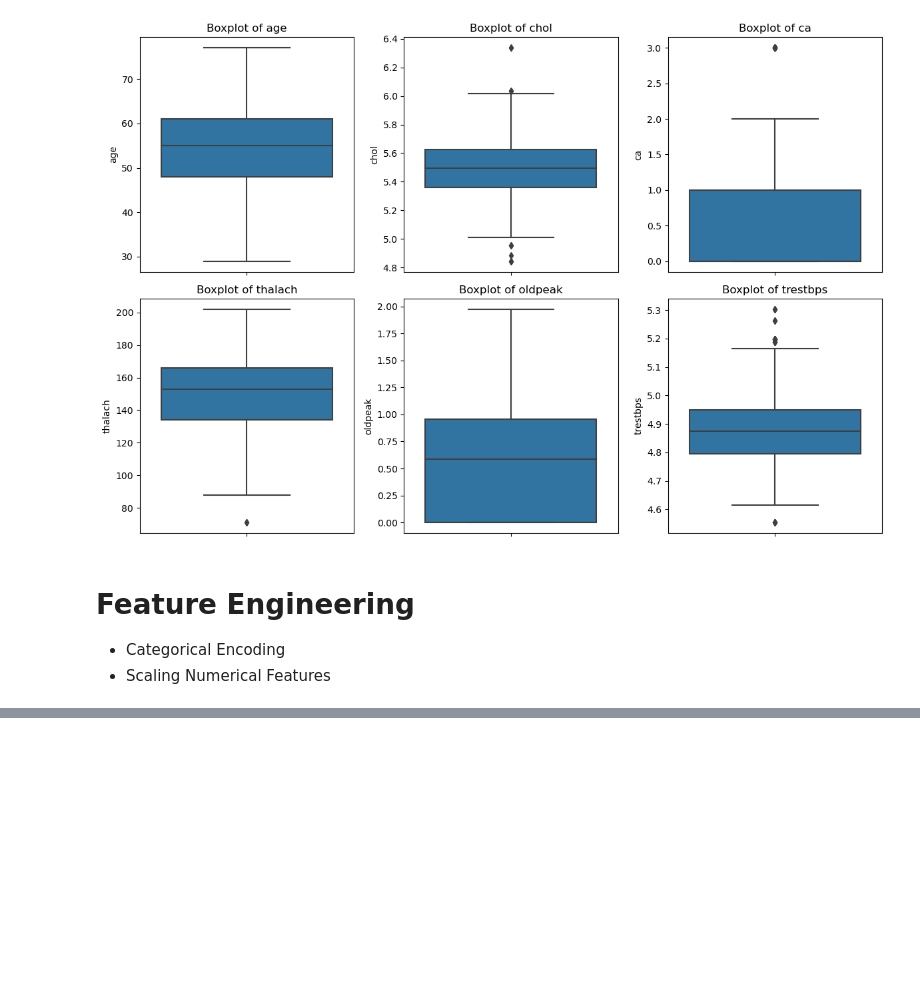
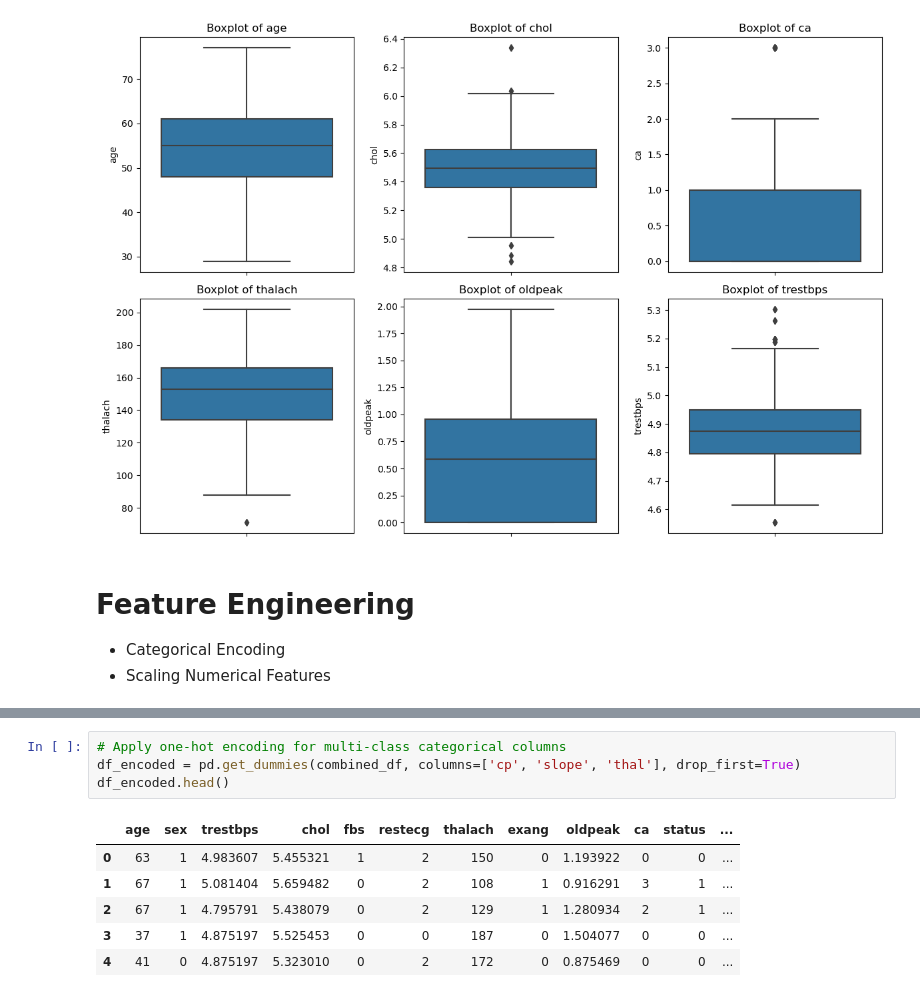
Before and after one commit to Johnnysnipes90/Heart-Disease-Prediction, a Jupyter notebook: Notebook.ipynb, the cells around one changed output, grey strips where cells are left out. Cells and saved outputs as stored; diff of their text form; blank space fills up the shorter version.

```diff
--- a/Notebook.ipynb
+++ b/Notebook.ipynb
@@ -331,0 +372,11 @@ plt.show()
+# %%
+# Apply one-hot encoding for multi-class categorical columns
+df_encoded = pd.get_dummies(combined_df, columns=['cp', 'slope', 'thal'], drop_first=True)
+df_encoded.head()
+# %% [output]
+|  | age | sex | trestbps | chol | fbs | restecg | thalach | exang | oldpeak | ca | status | ... |
+| 0 | 63 | 1 | 4.983607 | 5.455321 | 1 | 2 | 150 | 0 | 1.193922 | 0 | 0 | ... |
+| 1 | 67 | 1 | 5.081404 | 5.659482 | 0 | 2 | 108 | 1 | 0.916291 | 3 | 1 | ... |
+| 2 | 67 | 1 | 4.795791 | 5.438079 | 0 | 2 | 129 | 1 | 1.280934 | 2 | 1 | ... |
+| 3 | 37 | 1 | 4.875197 | 5.525453 | 0 | 0 | 187 | 0 | 1.504077 | 0 | 0 | ... |
+| 4 | 41 | 0 | 4.875197 | 5.323010 | 0 | 2 | 172 | 0 | 0.875469 | 0 | 0 | ... |
```
Also changed, not shown: parts of 4 cells of this notebook.
